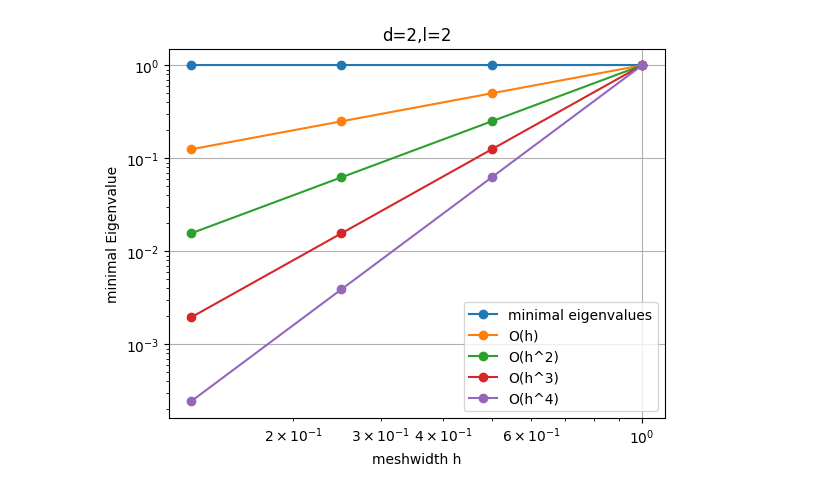
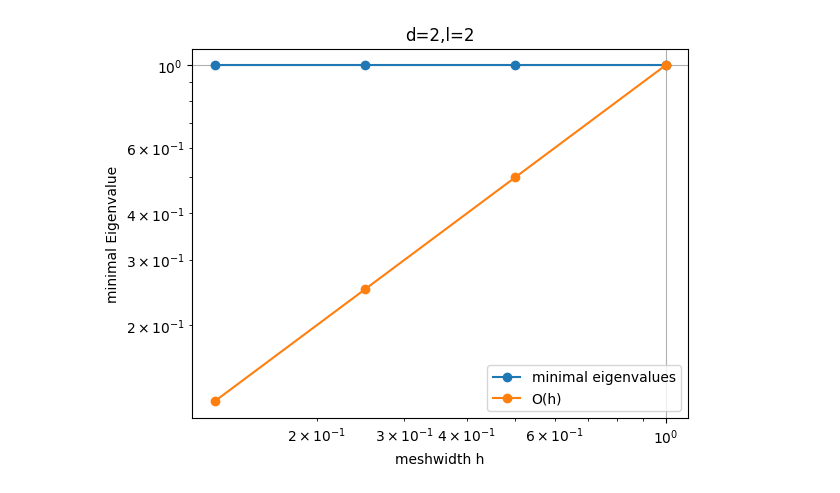
Before and after one commit to rschoenholze/stability-of-duality-pairings, a Jupyter notebook: jupyter files/d2l2_study.ipynb, the cells around one changed output. Saved outputs shown, nothing was run; the diff lists cells and outputs as text; code cells hidden in the pictures.

Commit message:
revised Experiments

```diff
--- a/jupyter files/d2l2_study.ipynb
+++ b/jupyter files/d2l2_study.ipynb
@@ -20,8 +20,8 @@ for h in meshwidths:
 
     #set function space for d=2 l=2
     #need to compress to remove DOFs of unrefined mesh after refinement
-    H_h = Compress(L2(mesh, order = 1, complex=True)) # main function space
-    H_H = Compress(L2(mesh, order = 2, complex=True)) # high order Function space for Riesz representative
+    H_h = Compress(L2(mesh, order = 0, complex=True)) # main function space
+    H_H = Compress(L2(mesh, order = 1, complex=True)) # high order Function space for Riesz representative
 
     #choose w_h and set its values on the nodes
     # w = CoefficientFunction(sin(x**2) + cos(y**2))
@@ -38,8 +38,8 @@ for h in meshwidths:
     u_H = H_H.TrialFunction()
     v_H= H_H.TestFunction()
 
-    m = BilinearForm(H_H) #define m with the L2 inner product on the high order space
-    m += u_H*v_H * dx
+    m = BilinearForm(H_h) #define m with the L2 inner product on the low order space
+    m += u_h*v_h * dx
     m.Assemble()
 
     a = BilinearForm(H_H) # define the L2 inner product on the high order space
@@ -47,23 +47,26 @@ for h in meshwidths:
     a.Assemble()
 
 
-    #embedding matrix t
+    #mass matrix with mixed basis functions
     a_mixed = BilinearForm(trialspace=H_h, testspace=H_H)
     a_mixed += u_h*v_H*dx
     a_mixed.Assemble()
 
-    a_dest = BilinearForm(H_H)
-    a_dest += u_H*v_H*dx
-    a_dest.Assemble()
+    #not necessary for correct experiment
+    # a_dest = BilinearForm(H_H)
+    # a_dest += u_H*v_H*dx
+    # a_dest.Assemble()
 
-    t = a_dest.mat.Inverse() @ a_mixed.mat
+    # t = a_dest.mat.Inverse() @ a_mixed.mat
 
     #w_H is the high order embedding of w_h
     # w_H = GridFunction(H_H, name="w_H")
     # w_H.vec.data = t * w_h.vec
 
-    #compute riesz representative
+    #compute inverses
     a_inv = a.mat.Inverse(freedofs=H_H.FreeDofs())
+
+    m_inv = m.mat.Inverse(freedofs=H_h.FreeDofs())
 
     #solve for the riesz representative (f_H)
     # temp = f_H.vec.CreateVector()
@@ -80,37 +83,36 @@ for h in meshwidths:
     #check norms
     # temp3 = c.mat * w_h.vec
     # w_h_norm = w_h.vec.InnerProduct(temp3)
-    # print("L2 norm of w_h:", sqrt(w_h_norm))
+    # print("H(div) norm of w_h:", sqrt(w_h_norm)) #norm of w_h in H(div,
 
     # temp4 = a.mat * f_H.vec
     # f_H_norm = f_H.vec.InnerProduct(temp4)
-    # print("L2 norm of f_H, the riesz representative of w_h:", sqrt(f_H_norm)) #norm of the riesz representative
+    # print("H(div) norm of f_H, the riesz representative of w_h:", sqrt(f_H_norm)) #norm of the riesz representative
 
-    #b = t.T @ m.mat.T @ a_inv @ m.mat @ t
+    #faster, but might give problems
+    # m==m.t
+    b = c.mat.T @m_inv.T @ a_mixed.mat.T @ a_inv @ a_mixed.mat @ m_inv @ c.mat
+    B = b.ToDense().NumPy()
 
     C = c.mat.ToDense().NumPy()
-    M = m.mat.ToDense().NumPy()
-    A_inv = a_inv.ToDense().NumPy()
-    T = t.ToDense().NumPy()
 
-    #M == M.T
-    B = T.T @ M.T @ A_inv @ M @ T
+    #For dense calc in Numpy
+    # M = m.mat.ToDense().NumPy()
+    # A_inv = a_inv.ToDense().NumPy()
+    # T = t.ToDense().NumPy()
 
-    #B,C aare symmetric
-    EV = sp.linalg.eigvalsh(B,C)
-    lam_max = max(EV)
-    print(lam_max)
-    lam_max_abs = np.abs(lam_max)
-    print(lam_max_abs)
+    # #M == M.T
+    # B = T.T @ M.T @ A_inv @ M @ T
 
-    lam=min(EV)
-    print(lam)
-    lam_abs = np.abs(lam)
+    EV = sp.sparse.linalg.eigs(C,k=1, M=B, which='SM', return_eigenvectors=False)
+    print(EV)
+    lam_abs = np.abs(EV)
     print(lam_abs)
+    minEV[k] = lam_abs[0]
 
-    minEV[k] = lam_abs
-
+    #iteration update
     k = k + 1
+    #uniformly refines mesh, halving meshwidth
     mesh.Refine()
     print("\n")
 
@@ -118,9 +120,9 @@ fig, ax = plt.subplots()
 plt.grid(visible=True)
 plt.loglog(meshwidths,minEV, 'o-', label="minimal eigenvalues")
 plt.loglog(meshwidths,meshwidths,'o-', label="O(h)")
-plt.loglog(meshwidths,np.power(meshwidths,2),'o-', label="O(h^2)")
-plt.loglog(meshwidths,np.power(meshwidths,3),'o-', label="O(h^3)")
-plt.loglog(meshwidths,np.power(meshwidths,4),'o-', label="O(h^4)")
+# plt.loglog(meshwidths,np.power(meshwidths,2),'o-', label="O(h^2)")
+# plt.loglog(meshwidths,np.power(meshwidths,3),'o-', label="O(h^3)")
+# plt.loglog(meshwidths,np.power(meshwidths,4),'o-', label="O(h^4)")
 plt.xlabel('meshwidth h')
 plt.ylabel('minimal Eigenvalue')
 plt.title('d=2,l=2')
@@ -147 +149 @@ h= 0.5
-[figure, old version]
+[figure, new version]
```
Also changed, not shown: parts of 1 cell of this notebook, 6 other files.
